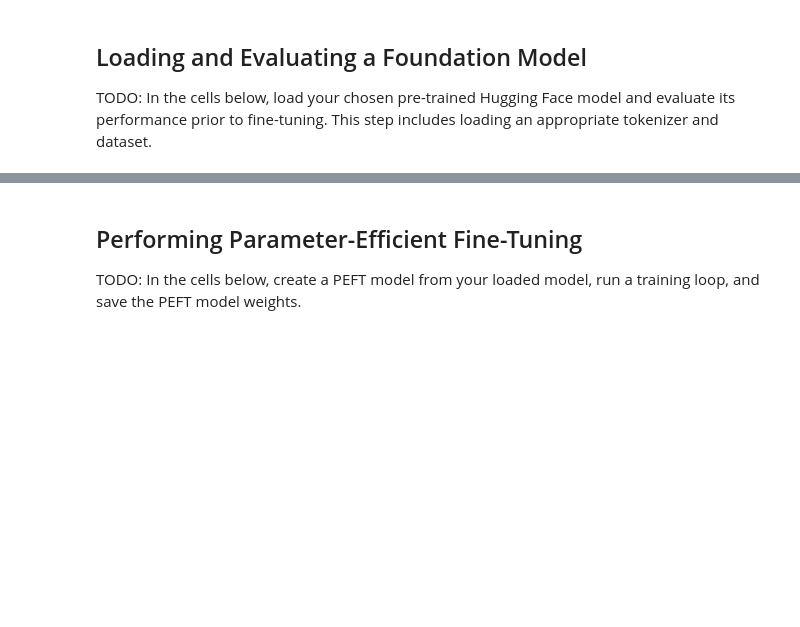
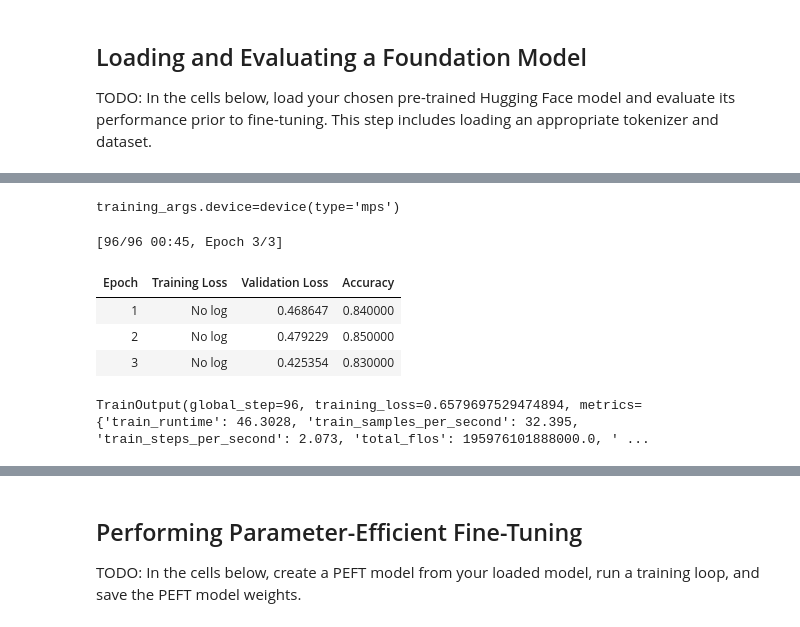
Before and after one commit to jlauman/2025-03-generative-ai-peft-project, a Jupyter notebook: notebooks/LightweightFineTuning.ipynb, the cells around one changed output, grey strips where cells are left out. Drawn from its saved outputs; the diff is of its cells as text; code cells hidden in the pictures; blank space fills up the shorter version.

```diff
--- a/notebooks/LightweightFineTuning.ipynb
+++ b/notebooks/LightweightFineTuning.ipynb
@@ -36,9 +42,12 @@ from datasets import load_dataset
 # the ag_news dataset is split into 120k train rows and 7.6k test rows.
 dataset = load_dataset(dataset_name)
 
-# reduce record cound to fit in memory (and run faster)
-dataset["train"] = dataset["train"].shuffle(seed=7).select(range(2000))
-dataset["test"] = dataset["test"].shuffle(seed=11).select(range(200))
+# reduce record cound to fit in memory (and run faster).
+# the low record count will also test how well gpt2 does with classification
+# when the training data set is small compared to what is required for training
+# a model from scratch.
+dataset["train"] = dataset["train"].shuffle(seed=7).select(range(500))
+dataset["test"] = dataset["test"].shuffle(seed=11).select(range(100))
 
 # view the dataset characteristics
 print("train =", dataset["train"])
@@ -113,8 +172,8 @@ training_args=TrainingArguments(
     # set the learning rate
     learning_rate=0.005,
     # set the per device train batch size and eval batch size
-    per_device_train_batch_size=4,
-    per_device_eval_batch_size=4,
+    per_device_train_batch_size=16,
+    per_device_eval_batch_size=16,
     # evaluate and save the model after each epoch
     eval_strategy="epoch",
     save_strategy="epoch",
@@ -133,5 +192,20 @@ trainer = Trainer(
     data_collator=DataCollatorWithPadding(tokenizer=tokenizer),
     compute_metrics=compute_metrics,
 )
+# %% [output]
+training_args.device=device(type='mps')
+# %%
+# we need to do a training pass to set the weights on the score
+# layer. the goal is to compare the base gpt2 model against a PEFT
+# adapted gpt2 model, so we need have the score layer trained on
+# the base model.
+trainer.train()
+# %% [output]
+[96/96 00:45, Epoch 3/3]
+| Epoch | Training Loss | Validation Loss | Accuracy |
+| 1 | No log | 0.468647 | 0.840000 |
+| 2 | No log | 0.479229 | 0.850000 |
+| 3 | No log | 0.425354 | 0.830000 |
+TrainOutput(global_step=96, training_loss=0.6579697529474894, metrics={'train_runtime': 46.3028, 'train_samples_per_second': 32.395, 'train_steps_per_second': 2.073, 'total_flos': 195976101888000.0, ' ...
 # %%
 # we are interested in the accuracy of the untuned gpt2 model.
```
Also changed, not shown: parts of 18 cells of this notebook.
